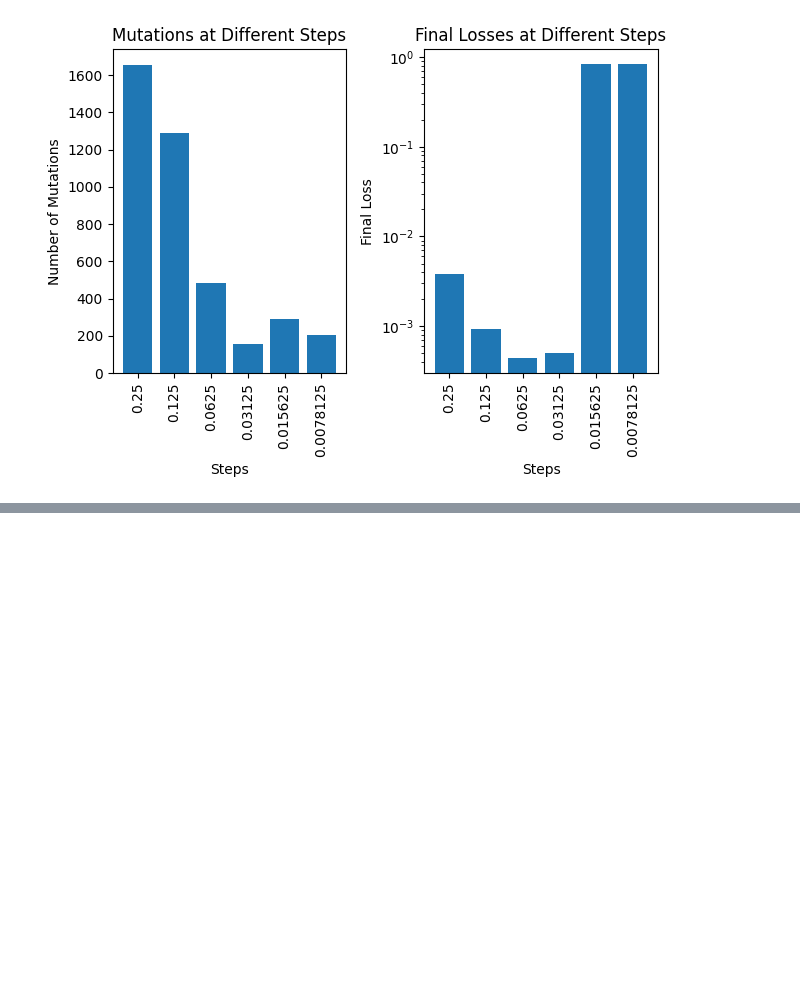
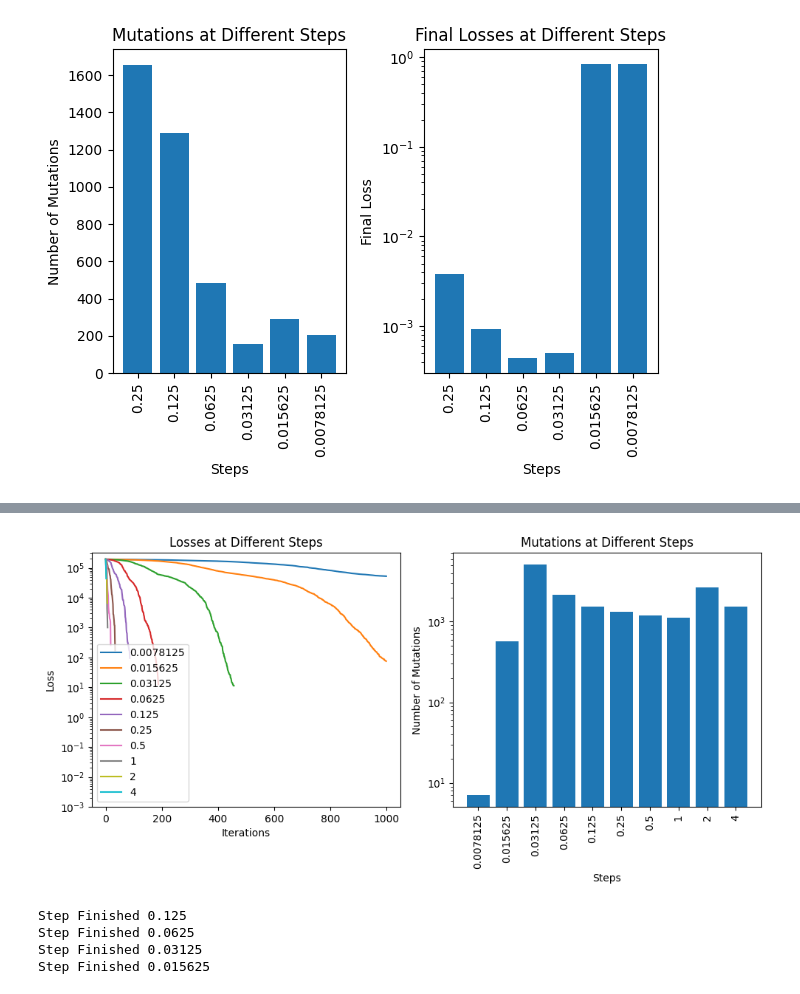
Before and after one commit to wd7512/Hello-World-Net, a Jupyter notebook: V2 - Aug'23/RandomLearningStepSizeTests.ipynb, the cells around one changed output, grey strips where cells are left out. Drawn from its saved outputs; the diff is of its cells as text; code cells hidden in the pictures; blank space fills up the shorter version.

Commit message:
Finished Testing Step Sizes

```diff
--- a/V2 - Aug'23/LearningTests.ipynb
+++ b/V2 - Aug'23/RandomLearningStepSizeTests.ipynb
@@ -281,0 +277,20 @@ plt.yscale('log')
+# %%
+x,y = quadraticTestData(100)
+netQuadratic = Network.network(1,1)
+netQuadratic.add_layer(Network.layer_dense(1,20))
+netQuadratic.add_layer(Network.relu())
+netQuadratic.add_layer(Network.layer_dense(20,20))
+netQuadratic.add_layer(Network.relu())
+netQuadratic.add_layer(Network.layer_dense(20,1))
+LossFunction = lambda net: MSELoss(y,net.forward(x))
+
+steps = [2**(i-7) for i in range(10)]
+losses = []
+mutations = []
+
+for step in steps:
+    loss,data = Learning.random_learning(netQuadratic,LossFunction,1000,1000,step,1e-3)
+    losses.append(loss)
+    mutations.append(data[1])
+    netQuadratic.reset()
+    print('Step Finished',step)
@@ -281,0 +308,50 @@ plt.yscale('log')
+# %%
+plt.figure(figsize=(10, 5))
+plt.subplot(1, 2, 1)
+
+for i in range(len(steps)):
+    plt.plot(losses[i],label=str(steps[i]))
+
+plt.xlabel('Iterations')
+plt.ylabel('Loss')
+plt.title('Losses at Different Steps')
+plt.yscale('log')
+plt.ylim(1e-3)
+plt.legend()
+
+# Plot the bar chart of mutations
+plt.subplot(1, 2, 2)
+plt.bar([str(s) for s in steps], mutations)
+plt.xlabel('Steps')
+plt.ylabel('Number of Mutations')
+plt.title('Mutations at Different Steps')
+plt.yscale('log')
+plt.xticks(rotation=90)
+
+plt.tight_layout()
+plt.show()
+# %% [output]
+[figure, added]
+# %%
+netQuadratic.reset()
+steps = [2**(-3-i) for i in range(4)]
+losses = []
+mutations = []
+
+for step in steps:
+    mut = 0
+    fin_loss = 0
+    for i in range(10):
+        loss,data = Learning.random_learning(netQuadratic,LossFunction,1000,1000,step,1e-3)
+        fin_loss += loss[-1]
+        mut += data[1]
+        netQuadratic.reset()
+
+    losses.append(fin_loss)
+    mutations.append(mut)
+    print('Step Finished',step)
+# %% [output]
+Step Finished 0.125
+Step Finished 0.0625
+Step Finished 0.03125
+Step Finished 0.015625
```
Also changed, not shown: parts of 10 cells of this notebook, 1 other file.
